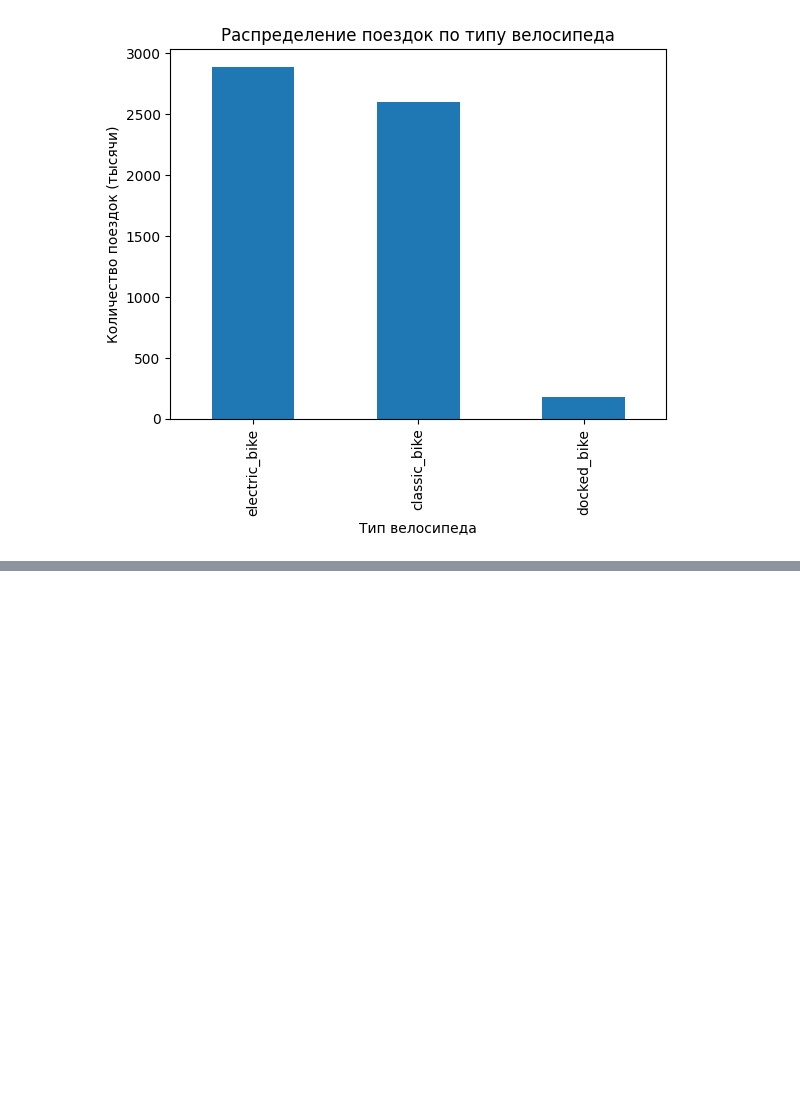
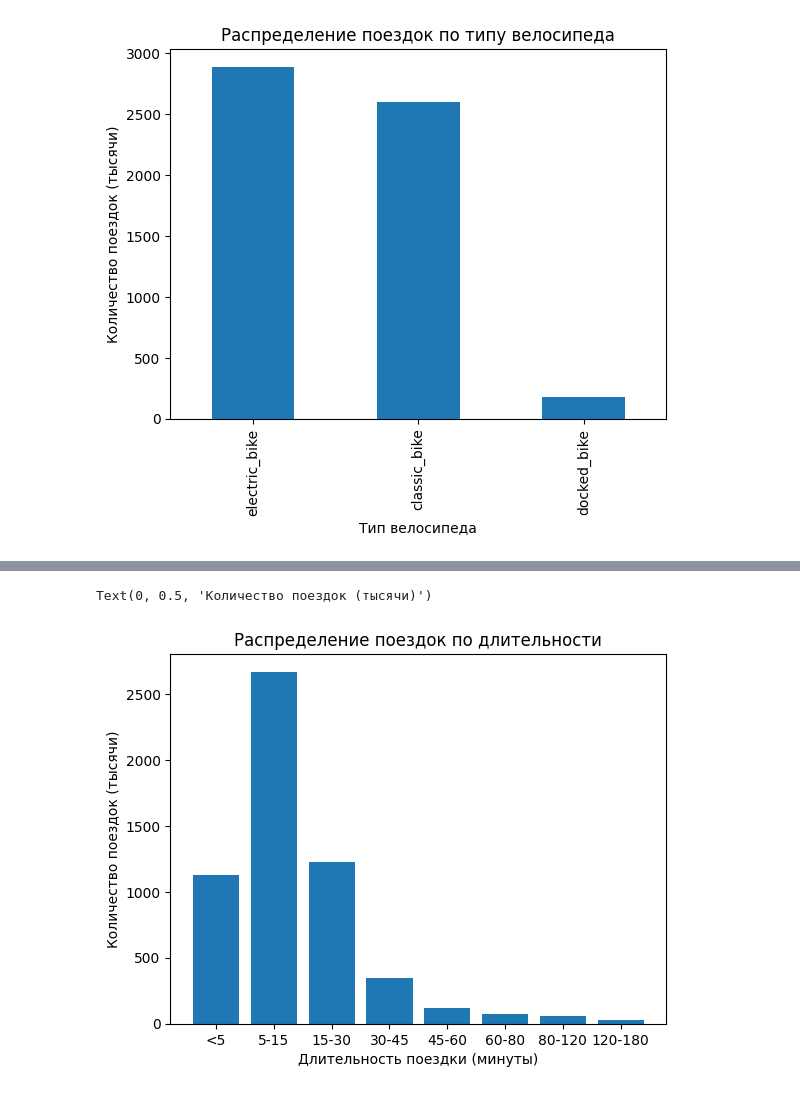
Before and after one commit to kapibarr/big-data-project, a Jupyter notebook: basic_statistic.ipynb, the cells around one changed output, grey strips where cells are left out. Saved outputs shown, nothing was run; the diff lists cells and outputs as text; code cells hidden in the pictures; blank space fills up the shorter version.

```diff
--- a/basic_statistic.ipynb
+++ b/basic_statistic.ipynb
@@ -126,0 +146,3 @@ Text(0, 0.5, 'Количество поездок (тысячи)')
+# %%
+# Получаем колонку с длительностью поездки
+df["duration"] = abs(pd.to_datetime(df["ended_at"]) - pd.to_datetime(df["started_at"]))
@@ -126,0 +158,18 @@ Text(0, 0.5, 'Количество поездок (тысячи)')
+# %%
+# Получаем колонку с длительностью поездки в минутах
+df["duration"] = round(df["duration"].dt.total_seconds().div(60), 1)
+# %%
+# Посмотрим общий график по длительности поездки
+n_bins = [0, 5, 15, 30, 45, 60, 80, 120, 180]
+labels = ["<5", "5-15", "15-30", "30-45", "45-60", "60-80", "80-120", "120-180"]
+full_duration_info = pd.cut(df["duration"], bins=n_bins, labels=labels)
+count_by_duration = full_duration_info.value_counts().div(1000)
+# Переставляем категории в нужном порядке
+count_by_duration = count_by_duration[labels]
+plt.bar(count_by_duration.index, count_by_duration.values)
+plt.title("Распределение поездок по длительности")
+plt.xlabel("Длительность поездки (минуты)")
+plt.ylabel("Количество поездок (тысячи)")
+# %% [output]
+Text(0, 0.5, 'Количество поездок (тысячи)')
+[figure, added]
```
Also changed, not shown: parts of 27 cells of this notebook.
